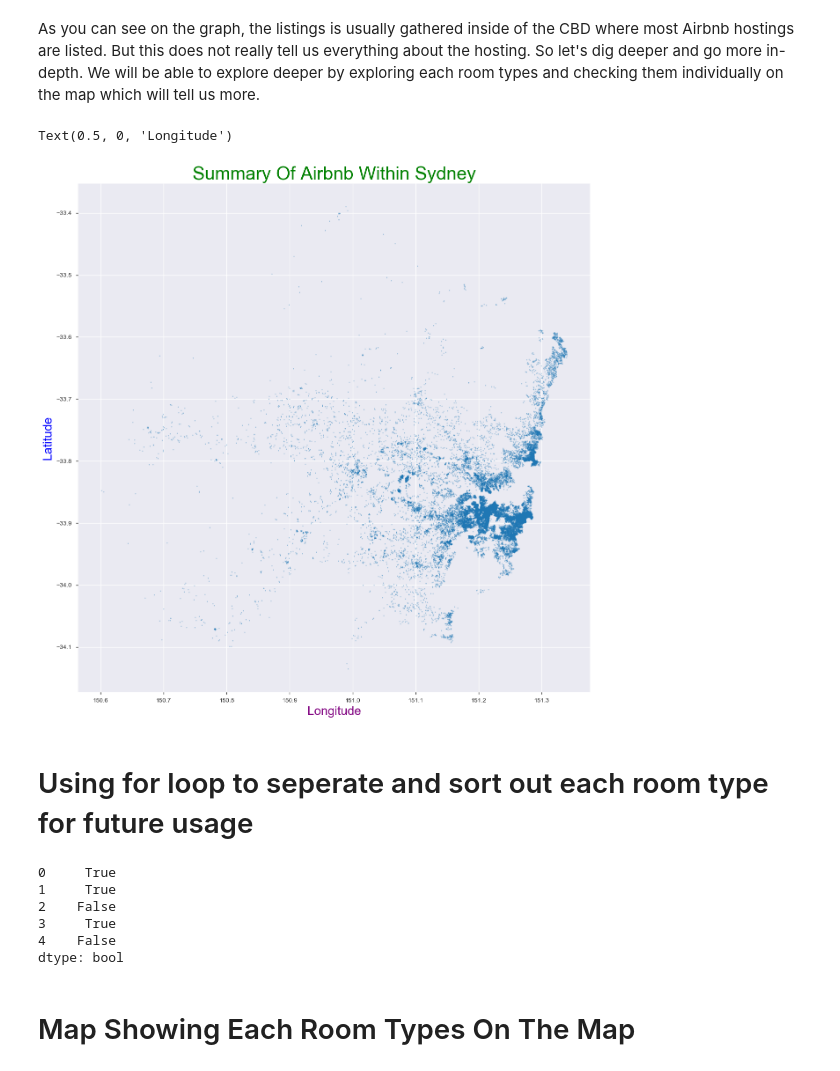
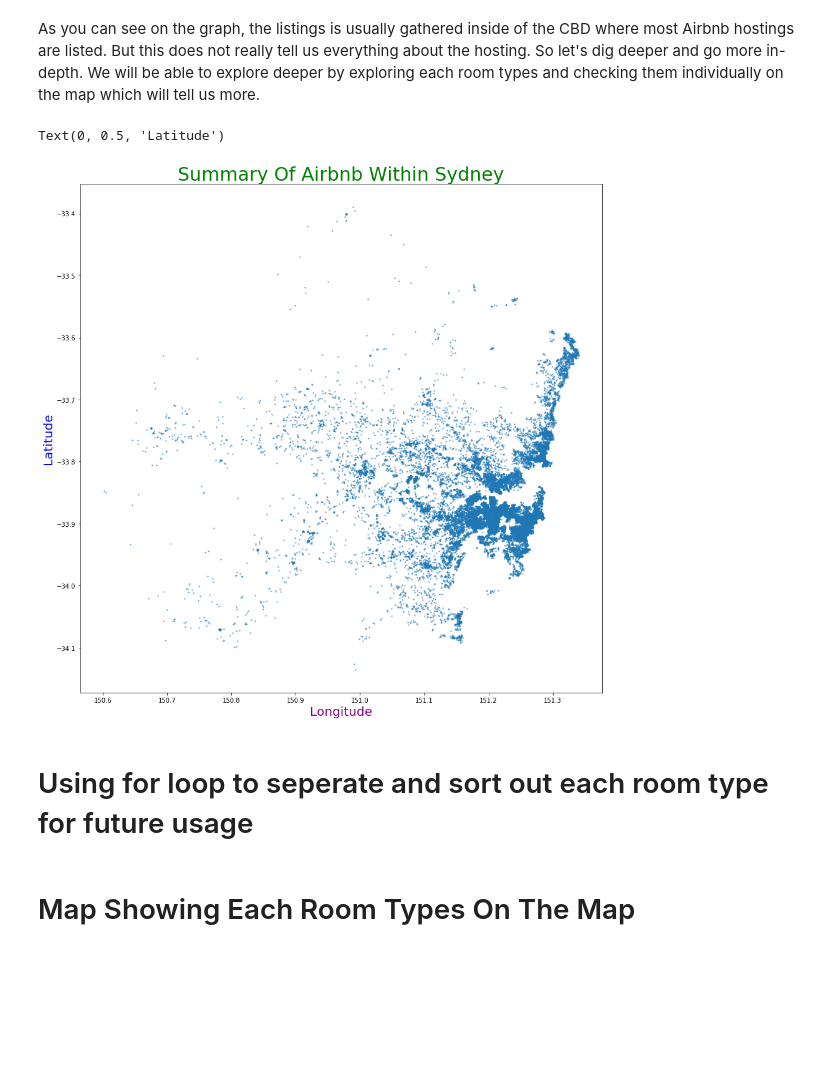
Before and after one commit to nghugo88/OpenDataProject, a Jupyter notebook: Data Analysis Main.ipynb, the cells around one changed output. Cells and saved outputs as stored; diff of their text form; code cells hidden in the pictures; blank space fills up the shorter version.

```diff
--- a/Data Analysis Main.ipynb
+++ b/Data Analysis Main.ipynb
@@ -119,0 +179,15 @@ plt.grid(linestyle=':', linewidth=1)
+# %%
+# Setting Up Variables for the data
+property_type_data2 = data2.groupby('property_type').id.count()
+property_type_data2 = property_type_data2.reset_index()
+property_type_data2 = property_type_data2.rename(columns={'id': 'number_of_listings'})
+objects = property_type_data2['property_type']
+y_pos = property_type_data2['number_of_listings']
+
+# Creating The Bar Chart
+property_type_data2.plot.bar(x = 'property_type', y = 'number_of_listings',figsize = (15, 8),legend = False,edgecolor='black', color=['yellow', 'green', 'cyan', 'purple', 'red', 'orange', 'black'])
+plt.title('Most Common Property Types (More Detailed)')
+xlabel = 'Propert Types'
+ylabel = 'Amount Of Listings'
+plt.grid(linestyle=':', linewidth=2)
+plt.show()
@@ -146,13 +343,13 @@ But this does not really tell us everything about the hosting. So let's dig deep
 # %%
 figure(figsize=(15,15))
 plot((data['longitude']), data['latitude'], '.',ms=3, alpha=.5)
-plt.title('Summary Of Airbnb Within Sydney', color = 'green',size=30)
-plt.ylabel('Latitude', color = 'b',size=20)
-plt.xlabel('Longitude', color = 'purple', size=20)
+title('Summary Of Airbnb Within Sydney', color = 'green',size=30)
+xlabel('Longitude', color = 'purple', size=20)
+ylabel('Latitude', color = 'b', size=20)
 
 #Aparrtment show red House color other
 # %% [output]
-Text(0.5, 0, 'Longitude')
+Text(0, 0.5, 'Latitude')
-[figure, old version]
+[figure, new version]
 # %% [markdown]
 # Using for loop to seperate and sort out each room type for future usage
@@ -166,10 +355,0 @@ for type in data['room_type']:
-# %%
-privateapt = pandas.Series(list)
-privateapt.head()
-# %% [output]
-0     True
-1     True
-2    False
-3     True
-4    False
-dtype: bool
```
Also changed, not shown: parts of 77 cells of this notebook, 1 other file.
